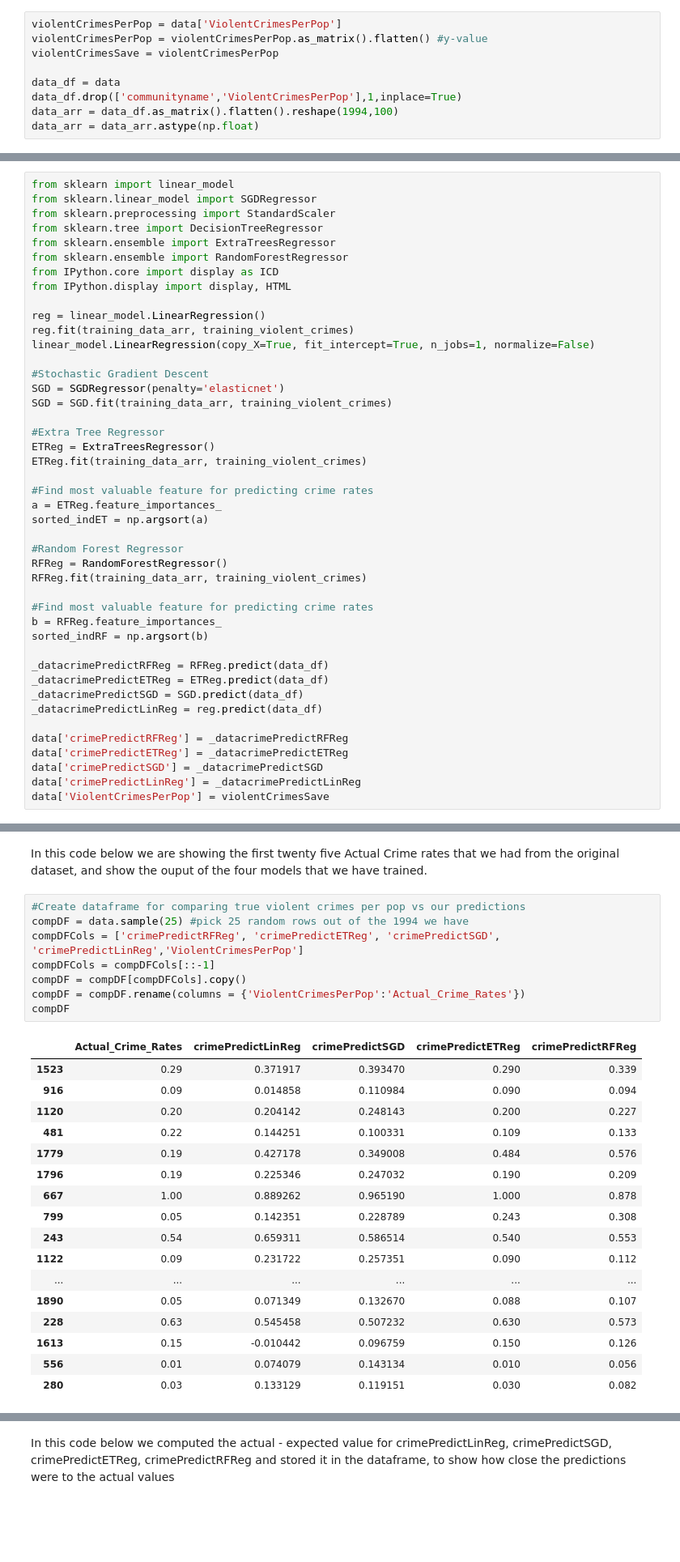
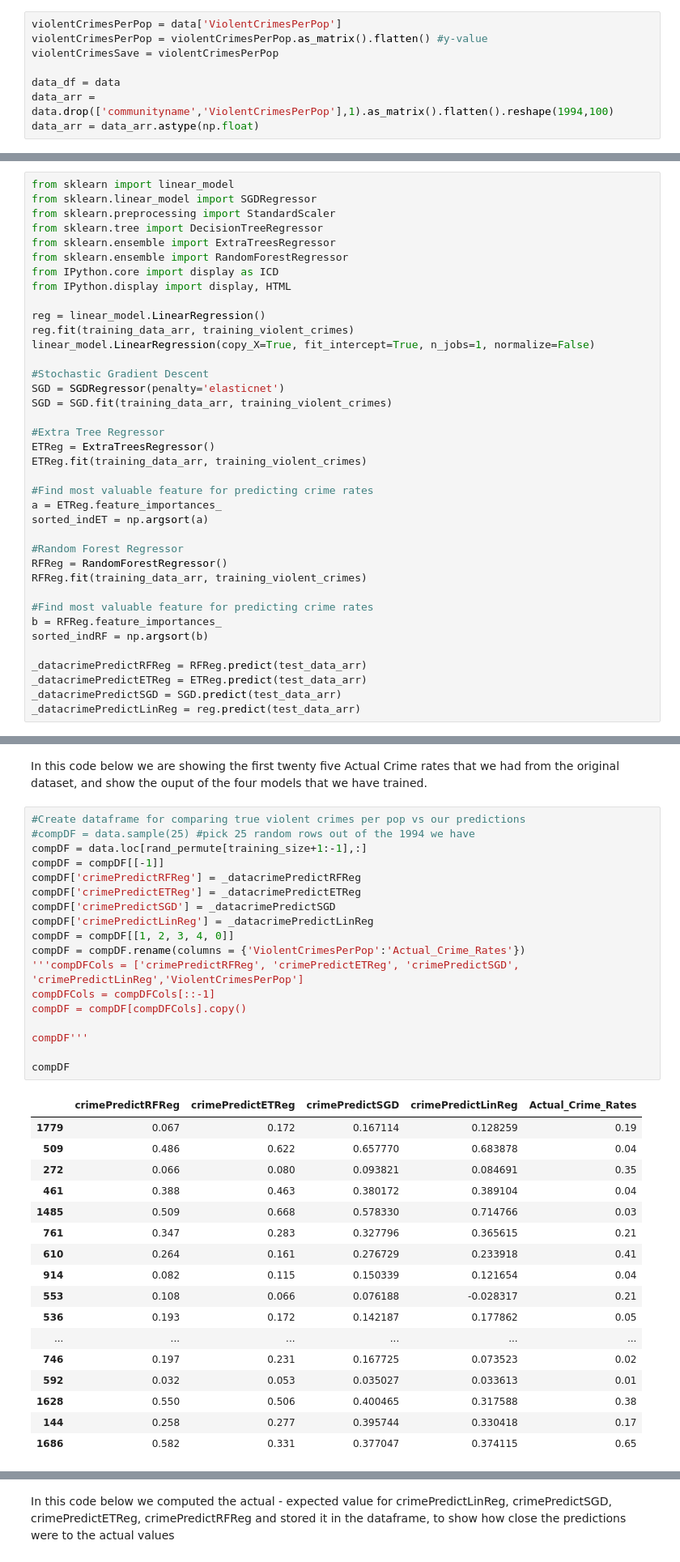
Before and after one commit to ddeychak/ddeychak.github.io, a Jupyter notebook: FinalTutorial - Gold Master.ipynb, the cells around one changed output, grey strips where cells are left out. Shown at 81% size. Drawn from its saved outputs; the diff is of its cells as text; blank space fills up the shorter version.

```diff
--- a/FinalTutorial - Gold Master.ipynb
+++ b/FinalTutorial - Gold Master.ipynb
@@ -232,8 +232,7 @@ violentCrimesPerPop = violentCrimesPerPop.as_matrix().flatten() #y-value
 violentCrimesSave = violentCrimesPerPop
 
 data_df = data
-data_df.drop(['communityname','ViolentCrimesPerPop'],1,inplace=True)
-data_arr = data_df.as_matrix().flatten().reshape(1994,100)
+data_arr = data.drop(['communityname','ViolentCrimesPerPop'],1).as_matrix().flatten().reshape(1994,100)
 data_arr = data_arr.astype(np.float)
 # %%
 rand_permute = np.random.permutation(len(data_arr))
@@ -282,16 +281,10 @@ RFReg.fit(training_data_arr, training_violent_crimes)
 b = RFReg.feature_importances_
 sorted_indRF = np.argsort(b)
 
-_datacrimePredictRFReg = RFReg.predict(data_df)
-_datacrimePredictETReg = ETReg.predict(data_df)
-_datacrimePredictSGD = SGD.predict(data_df)
-_datacrimePredictLinReg = reg.predict(data_df)
-
-data['crimePredictRFReg'] = _datacrimePredictRFReg
-data['crimePredictETReg'] = _datacrimePredictETReg
-data['crimePredictSGD'] = _datacrimePredictSGD
-data['crimePredictLinReg'] = _datacrimePredictLinReg
-data['ViolentCrimesPerPop'] = violentCrimesSave
+_datacrimePredictRFReg = RFReg.predict(test_data_arr)
+_datacrimePredictETReg = ETReg.predict(test_data_arr)
+_datacrimePredictSGD = SGD.predict(test_data_arr)
+_datacrimePredictLinReg = reg.predict(test_data_arr)
 # %% [markdown]
 <h3 style="text-align: center;">Step 5: Insight and Policy Decision</h3>
 <br>
@@ -373,27 +366,37 @@ ICD.display(rfDF)
 In this code below we are showing the first twenty five Actual Crime rates that we had from the original dataset, and show the ouput of the four models that we have trained.
 # %%
 #Create dataframe for comparing true violent crimes per pop vs our predictions
-compDF = data.sample(25) #pick 25 random rows out of the 1994 we have
-compDFCols = ['crimePredictRFReg', 'crimePredictETReg', 'crimePredictSGD', 'crimePredictLinReg','ViolentCrimesPerPop']
+#compDF = data.sample(25) #pick 25 random rows out of the 1994 we have
+compDF = data.loc[rand_permute[training_size+1:-1],:]
+compDF = compDF[[-1]]
+compDF['crimePredictRFReg'] = _datacrimePredictRFReg
+compDF['crimePredictETReg'] = _datacrimePredictETReg
+compDF['crimePredictSGD'] = _datacrimePredictSGD
+compDF['crimePredictLinReg'] = _datacrimePredictLinReg
+compDF = compDF[[1, 2, 3, 4, 0]]
+compDF = compDF.rename(columns = {'ViolentCrimesPerPop':'Actual_Crime_Rates'})
+'''compDFCols = ['crimePredictRFReg', 'crimePredictETReg', 'crimePredictSGD', 'crimePredictLinReg','ViolentCrimesPerPop']
 compDFCols = compDFCols[::-1]
 compDF = compDF[compDFCols].copy()
-compDF = compDF.rename(columns = {'ViolentCrimesPerPop':'Actual_Crime_Rates'})
+
+compDF'''
+
 compDF
 # %% [output]
-|  | Actual_Crime_Rates | crimePredictLinReg | crimePredictSGD | crimePredictETReg | crimePredictRFReg |
-| 1523 | 0.29 | 0.371917 | 0.393470 | 0.290 | 0.339 |
-| 916 | 0.09 | 0.014858 | 0.110984 | 0.090 | 0.094 |
-| 1120 | 0.20 | 0.204142 | 0.248143 | 0.200 | 0.227 |
-| 481 | 0.22 | 0.144251 | 0.100331 | 0.109 | 0.133 |
-| 1779 | 0.19 | 0.427178 | 0.349008 | 0.484 | 0.576 |
-| 1796 | 0.19 | 0.225346 | 0.247032 | 0.190 | 0.209 |
-| 667 | 1.00 | 0.889262 | 0.965190 | 1.000 | 0.878 |
-| 799 | 0.05 | 0.142351 | 0.228789 | 0.243 | 0.308 |
-| 243 | 0.54 | 0.659311 | 0.586514 | 0.540 | 0.553 |
-| 1122 | 0.09 | 0.231722 | 0.257351 | 0.090 | 0.112 |
+|  | crimePredictRFReg | crimePredictETReg | crimePredictSGD | crimePredictLinReg | Actual_Crime_Rates |
+| 1779 | 0.067 | 0.172 | 0.167114 | 0.128259 | 0.19 |
+| 509 | 0.486 | 0.622 | 0.657770 | 0.683878 | 0.04 |
+| 272 | 0.066 | 0.080 | 0.093821 | 0.084691 | 0.35 |
+| 461 | 0.388 | 0.463 | 0.380172 | 0.389104 | 0.04 |
+| 1485 | 0.509 | 0.668 | 0.578330 | 0.714766 | 0.03 |
+| 761 | 0.347 | 0.283 | 0.327796 | 0.365615 | 0.21 |
+| 610 | 0.264 | 0.161 | 0.276729 | 0.233918 | 0.41 |
+| 914 | 0.082 | 0.115 | 0.150339 | 0.121654 | 0.04 |
+| 553 | 0.108 | 0.066 | 0.076188 | -0.028317 | 0.21 |
+| 536 | 0.193 | 0.172 | 0.142187 | 0.177862 | 0.05 |
 | ... | ... | ... | ... | ... | ... |
-| 1890 | 0.05 | 0.071349 | 0.132670 | 0.088 | 0.107 |
-| 228 | 0.63 | 0.545458 | 0.507232 | 0.630 | 0.573 |
-| 1613 | 0.15 | -0.010442 | 0.096759 | 0.150 | 0.126 |
-| 556 | 0.01 | 0.074079 | 0.143134 | 0.010 | 0.056 |
-| 280 | 0.03 | 0.133129 | 0.119151 | 0.030 | 0.082 |
+| 746 | 0.197 | 0.231 | 0.167725 | 0.073523 | 0.02 |
+| 592 | 0.032 | 0.053 | 0.035027 | 0.033613 | 0.01 |
+| 1628 | 0.550 | 0.506 | 0.400465 | 0.317588 | 0.38 |
+| 144 | 0.258 | 0.277 | 0.395744 | 0.330418 | 0.17 |
+| 1686 | 0.582 | 0.331 | 0.377047 | 0.374115 | 0.65 |
```
Also changed, not shown: parts of 6 cells of this notebook.
